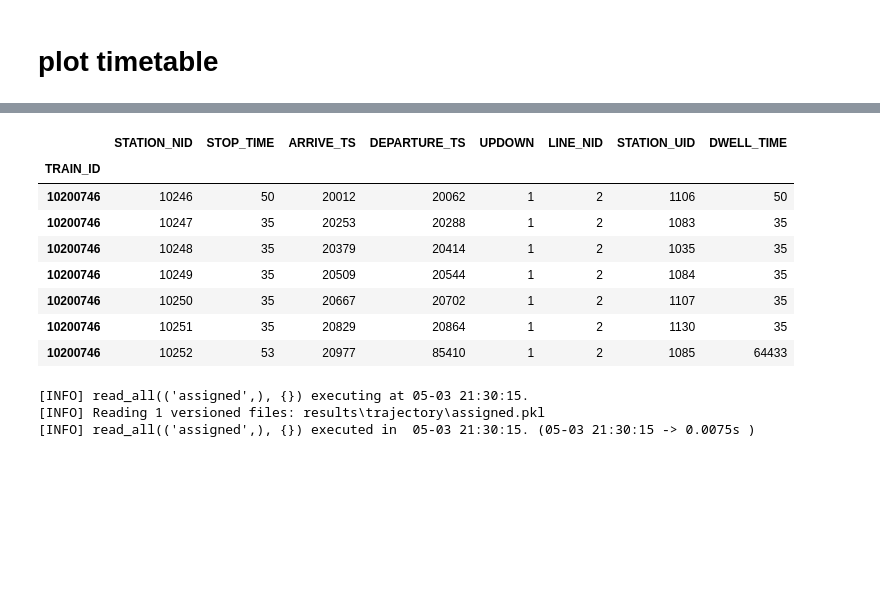
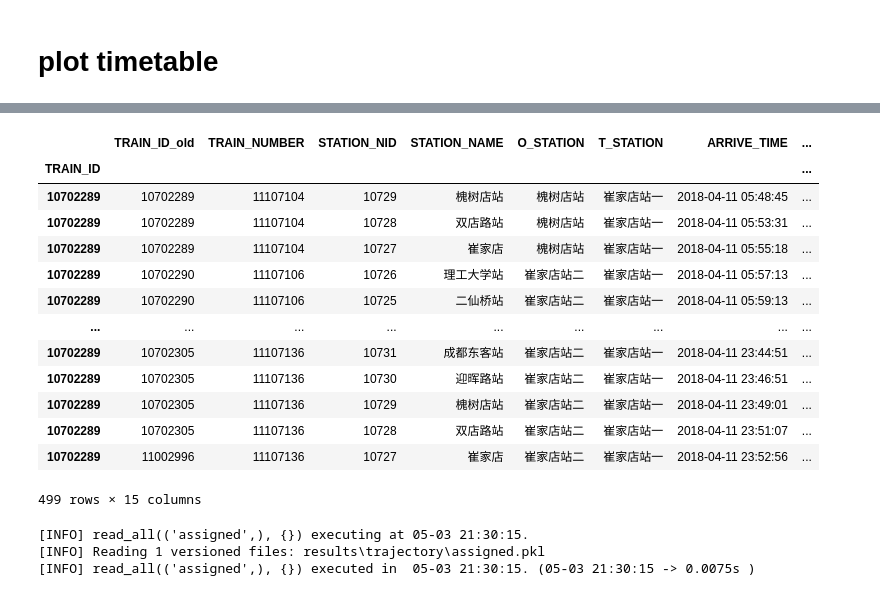
Before and after one commit to sunnysun711/PTIM, a Jupyter notebook: test.ipynb, the cells around one changed output, grey strips where cells are left out. Cells and saved outputs as stored; diff of their text form; code cells hidden in the pictures; blank space fills up the shorter version.

```diff
--- a/test.ipynb
+++ b/test.ipynb
@@ -126,6 +131,6 @@ df[df['prob'] == 1].shape, df[df['prob'] > 0.99].shape, df[(df['prob'] == 0)].sh
 # %% [markdown]
 # plot timetable
 # %%
-tt = read_("TT")
+tt = read_("TT", drop_cols=False)
 tt[(tt["LINE_NID"] == 2) & (tt["DEPARTURE_TS"] < 5.5*3600+600) & ((tt["DEPARTURE_TS"] > 5.5*3600))]
 # %% [output]
@@ -141,15 +146,22 @@ tt[(tt["LINE_NID"] == 2) & (tt["DEPARTURE_TS"] < 5.5*3600+600) & ((tt["DEPARTURE
 # %%
-tt.loc[10200746]
+# tt.loc[10200746]
+# tt.groupby(tt.index)["STATION_NID"].count().sort_values()
+tt.loc[10702289]
 # %% [output]
-|  | STATION_NID | STOP_TIME | ARRIVE_TS | DEPARTURE_TS | UPDOWN | LINE_NID | STATION_UID | DWELL_TIME |
-| TRAIN_ID |  |  |  |  |  |  |  |  |
-| 10200746 | 10246 | 50 | 20012 | 20062 | 1 | 2 | 1106 | 50 |
-| 10200746 | 10247 | 35 | 20253 | 20288 | 1 | 2 | 1083 | 35 |
-| 10200746 | 10248 | 35 | 20379 | 20414 | 1 | 2 | 1035 | 35 |
-| 10200746 | 10249 | 35 | 20509 | 20544 | 1 | 2 | 1084 | 35 |
-| 10200746 | 10250 | 35 | 20667 | 20702 | 1 | 2 | 1107 | 35 |
-| 10200746 | 10251 | 35 | 20829 | 20864 | 1 | 2 | 1130 | 35 |
-| 10200746 | 10252 | 53 | 20977 | 85410 | 1 | 2 | 1085 | 64433 |
+|  | TRAIN_ID_old | TRAIN_NUMBER | STATION_NID | STATION_NAME | O_STATION | T_STATION | ARRIVE_TIME | ... |
+| TRAIN_ID |  |  |  |  |  |  |  | ... |
+| 10702289 | 10702289 | 11107104 | 10729 | 槐树店站 | 槐树店站 | 崔家店站一 | 2018-04-11 05:48:45 | ... |
+| 10702289 | 10702289 | 11107104 | 10728 | 双店路站 | 槐树店站 | 崔家店站一 | 2018-04-11 05:53:31 | ... |
+| 10702289 | 10702289 | 11107104 | 10727 | 崔家店 | 槐树店站 | 崔家店站一 | 2018-04-11 05:55:18 | ... |
+| 10702289 | 10702290 | 11107106 | 10726 | 理工大学站 | 崔家店站二 | 崔家店站一 | 2018-04-11 05:57:13 | ... |
+| 10702289 | 10702290 | 11107106 | 10725 | 二仙桥站 | 崔家店站二 | 崔家店站一 | 2018-04-11 05:59:13 | ... |
+| ... | ... | ... | ... | ... | ... | ... | ... | ... |
+| 10702289 | 10702305 | 11107136 | 10731 | 成都东客站 | 崔家店站二 | 崔家店站一 | 2018-04-11 23:44:51 | ... |
+| 10702289 | 10702305 | 11107136 | 10730 | 迎晖路站 | 崔家店站二 | 崔家店站一 | 2018-04-11 23:46:51 | ... |
+| 10702289 | 10702305 | 11107136 | 10729 | 槐树店站 | 崔家店站二 | 崔家店站一 | 2018-04-11 23:49:01 | ... |
+| 10702289 | 10702305 | 11107136 | 10728 | 双店路站 | 崔家店站二 | 崔家店站一 | 2018-04-11 23:51:07 | ... |
+| 10702289 | 11002996 | 11107136 | 10727 | 崔家店 | 崔家店站二 | 崔家店站一 | 2018-04-11 23:52:56 | ... |
+499 rows × 15 columns
 # %%
 from src.timetable import calculate_train_load_profile
 
```
Also changed, not shown: parts of 16 cells of this notebook, 5 other files.
